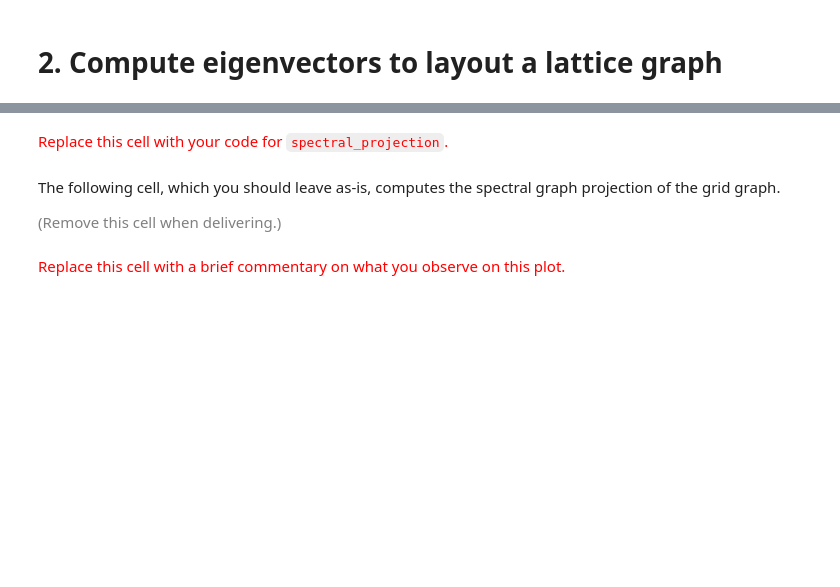
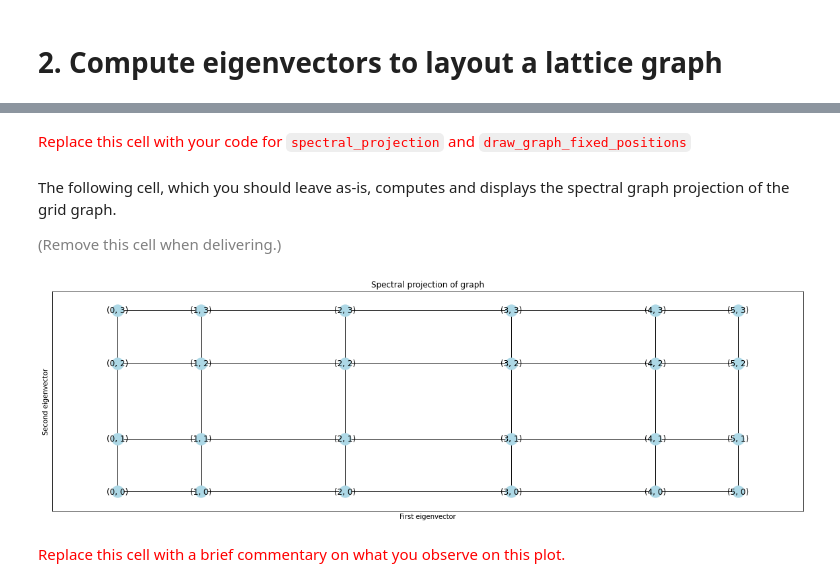
Before and after one commit to chatox/networks-science-course, a Jupyter notebook: practicum/ps09-spectral.ipynb, the cells around one changed output, grey strips where cells are left out. Saved outputs shown, nothing was run; the diff lists cells and outputs as text; code cells hidden in the pictures; blank space fills up the shorter version.

```diff
--- a/practicum/ps09-spectral.ipynb
+++ b/practicum/ps09-spectral.ipynb
@@ -172,7 +236,7 @@ def spectral_projection(graph, node_color='yellow'):
 <font size="-1" color="gray">(Remove this cell when delivering.)</font>
 # %% [markdown]
-<font size="+1" color="red">Replace this cell with your code for `spectral_projection`.</font>
+ <font size="+1" color="red">Replace this cell with your code for `spectral_projection` and `draw_graph_fixed_positions`</font>
 # %% [markdown]
-The following cell, which you should leave as-is, computes the spectral graph projection of the grid graph.
+The following cell, which you should leave as-is, computes and displays the spectral graph projection of the grid graph.
 
 <font size="-1" color="gray">(Remove this cell when delivering.)</font>
@@ -183,3 +243,16 @@ spectral_projection(Ggrid)
+# %%
+# LEAVE AS-IS
+
+def draw_spectral_projection(g, width=20, height=6, font_color='white', node_color='black'):
+    X, Y = spectral_projection(g)
+    _ = draw_graph_fixed_positions(g, X, Y, node_color=node_color, font_color=font_color,
+                               width=width, height=height,
+                               title="Spectral projection of graph",
+                               xlabel="First eigenvector", ylabel="Second eigenvector")
+
+draw_spectral_projection(Ggrid, font_color='black', node_color='lightblue')
+# %% [output]
+[figure, added]
 # %% [markdown]
 <font size="+1" color="red">Replace this cell with a brief commentary on what you observe on this plot.</font>
 # %% [markdown]
```
Also changed, not shown: parts of 38 cells of this notebook.
